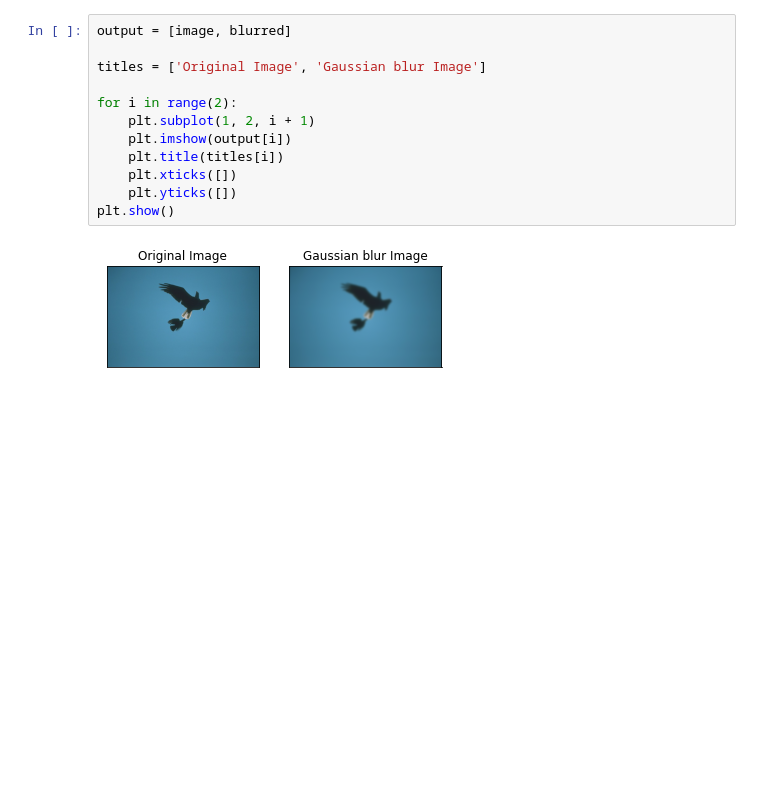
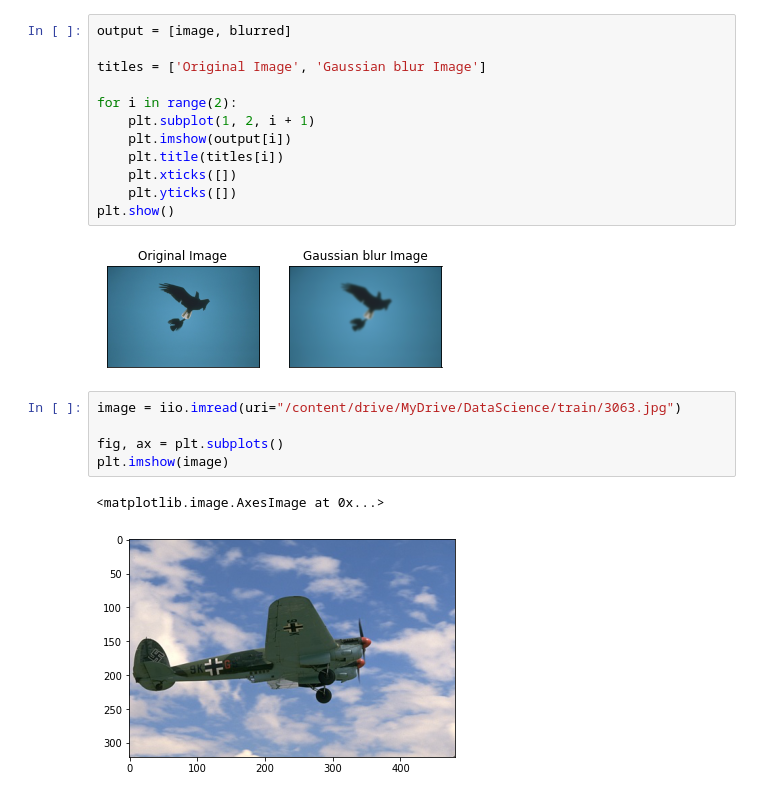
Before and after one commit to bavya-sri/Rasmalai, a Jupyter notebook: GaussianBlur.ipynb, the cells around one changed output. Drawn from its saved outputs; the diff is of its cells as text; blank space fills up the shorter version.

```diff
--- a/GaussianBlur.ipynb
+++ b/GaussianBlur.ipynb
@@ -43,3 +43,11 @@ for i in range(2):
 plt.show()
 # %% [output]
 [figure]
+# %%
+image = iio.imread(uri="/content/drive/MyDrive/DataScience/train/3063.jpg")
+
+fig, ax = plt.subplots()
+plt.imshow(image)
+# %% [output]
+<matplotlib.image.AxesImage at 0x...>
+[figure, added]
```
Also changed, not shown: parts of 3 cells of this notebook.
